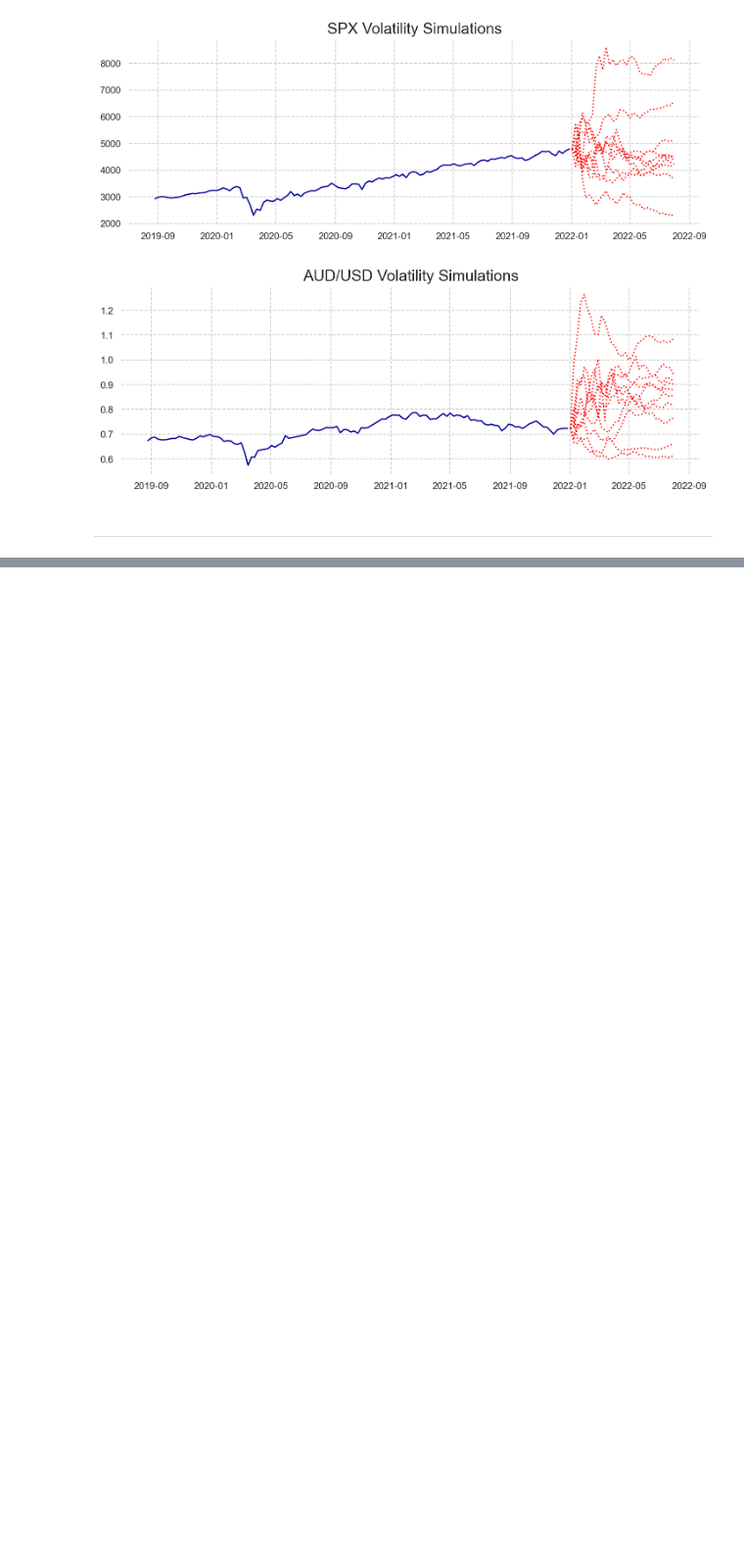
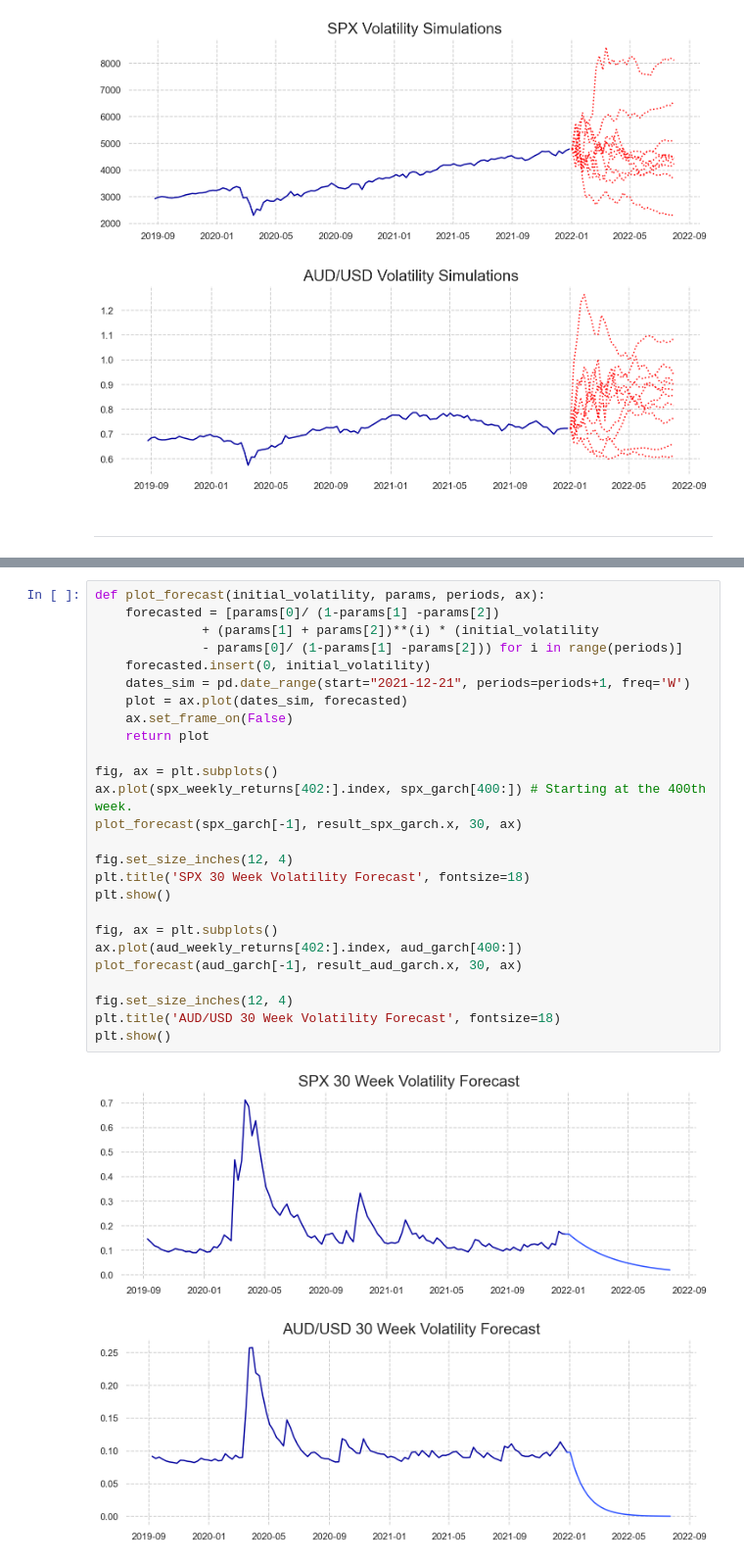
Before and after one commit to Sinbad-The-Sailor/Financial-Mathematics-Notebooks, a Jupyter notebook: volatility_modelling.ipynb, the cells around one changed output, grey strips where cells are left out. Shown at 98% size. Saved outputs shown, nothing was run; the diff lists cells and outputs as text; blank space fills up the shorter version.

Commit message:
Added forecasts.

```diff
--- a/volatility_modelling.ipynb
+++ b/volatility_modelling.ipynb
@@ -829,0 +836,29 @@ plt.show()
+# %%
+def plot_forecast(initial_volatility, params, periods, ax):
+    forecasted = [params[0]/ (1-params[1] -params[2])
+              + (params[1] + params[2])**(i) * (initial_volatility
+              - params[0]/ (1-params[1] -params[2])) for i in range(periods)]
+    forecasted.insert(0, initial_volatility)
+    dates_sim = pd.date_range(start="2021-12-21", periods=periods+1, freq='W')
+    plot = ax.plot(dates_sim, forecasted)
+    ax.set_frame_on(False)
+    return plot
+
+fig, ax = plt.subplots()
+ax.plot(spx_weekly_returns[402:].index, spx_garch[400:]) # Starting at the 400th week.
+plot_forecast(spx_garch[-1], result_spx_garch.x, 30, ax)
+
+fig.set_size_inches(12, 4)
+plt.title('SPX 30 Week Volatility Forecast', fontsize=18)
+plt.show()
+
+fig, ax = plt.subplots()
+ax.plot(aud_weekly_returns[402:].index, aud_garch[400:])
+plot_forecast(aud_garch[-1], result_aud_garch.x, 30, ax)
+
+fig.set_size_inches(12, 4)
+plt.title('AUD/USD 30 Week Volatility Forecast', fontsize=18)
+plt.show()
+# %% [output]
+[figure, added]
+[figure, added]
```
Also changed, not shown: parts of 13 cells of this notebook.
